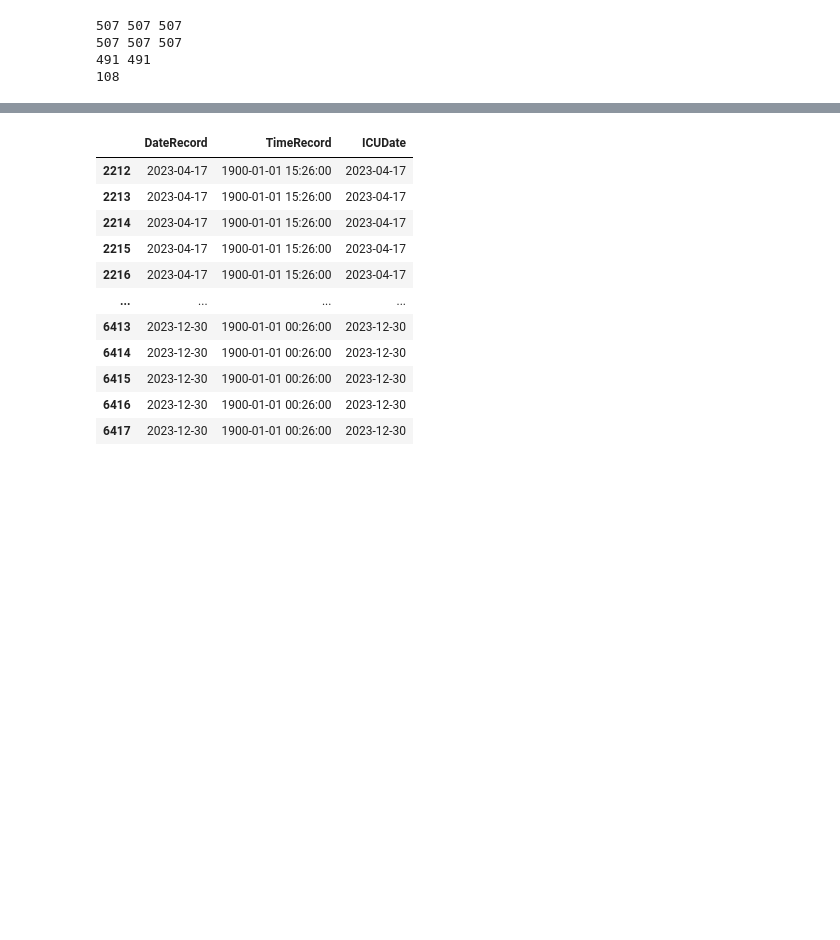
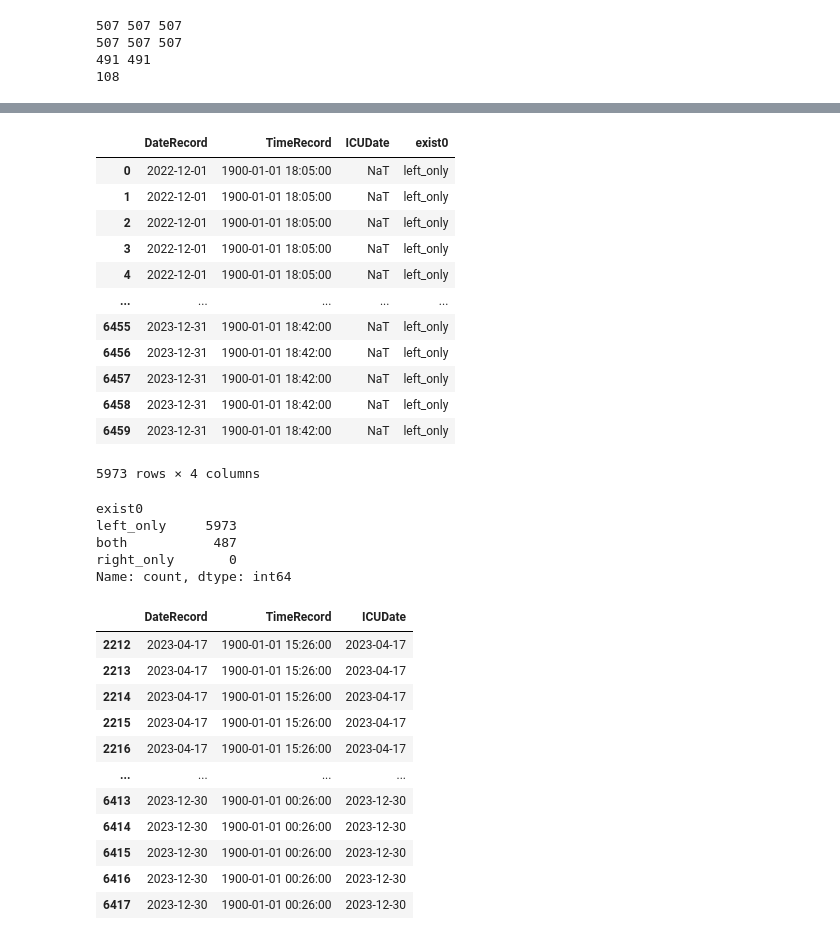
Before and after one commit to Tonry12/Data_joyx2, a Jupyter notebook: mergeSmart_ICU_tonnaw.ipynb, the cells around one changed output, grey strips where cells are left out. Saved outputs shown, nothing was run; the diff lists cells and outputs as text; code cells hidden in the pictures; blank space fills up the shorter version.

```diff
--- a/mergeSmart_ICU_tonnaw.ipynb
+++ b/mergeSmart_ICU_tonnaw.ipynb
@@ -583 +615,25 @@ print(intake_output['AdmissionID'].nunique())
+# %%
+df2[['DateRecord', 'TimeRecord', 'ICUDate','exist0']][df2['exist0'] == 'left_only']
+# %% [output]
+|  | DateRecord | TimeRecord | ICUDate | exist0 |
+| 0 | 2022-12-01 | 1900-01-01 18:05:00 | NaT | left_only |
+| 1 | 2022-12-01 | 1900-01-01 18:05:00 | NaT | left_only |
+| 2 | 2022-12-01 | 1900-01-01 18:05:00 | NaT | left_only |
+| 3 | 2022-12-01 | 1900-01-01 18:05:00 | NaT | left_only |
+| 4 | 2022-12-01 | 1900-01-01 18:05:00 | NaT | left_only |
+| ... | ... | ... | ... | ... |
+| 6455 | 2023-12-31 | 1900-01-01 18:42:00 | NaT | left_only |
+| 6456 | 2023-12-31 | 1900-01-01 18:42:00 | NaT | left_only |
+| 6457 | 2023-12-31 | 1900-01-01 18:42:00 | NaT | left_only |
+| 6458 | 2023-12-31 | 1900-01-01 18:42:00 | NaT | left_only |
+| 6459 | 2023-12-31 | 1900-01-01 18:42:00 | NaT | left_only |
+5973 rows × 4 columns
+# %%
+df2["exist0"].value_counts()
+# %% [output]
+exist0
+left_only     5973
+both           487
+right_only       0
+Name: count, dtype: int64
 # %%
```
Also changed, not shown: parts of 27 cells of this notebook.
